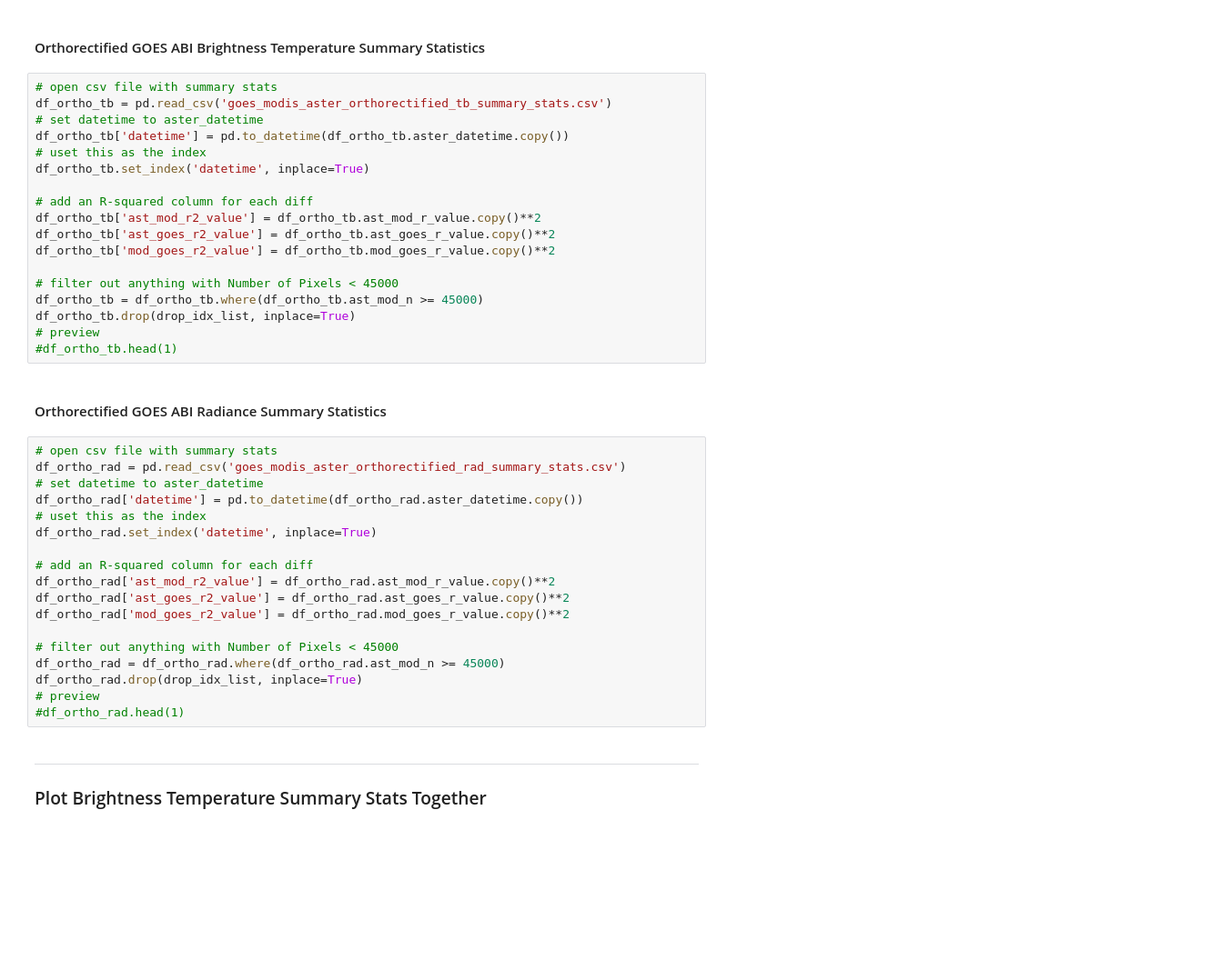
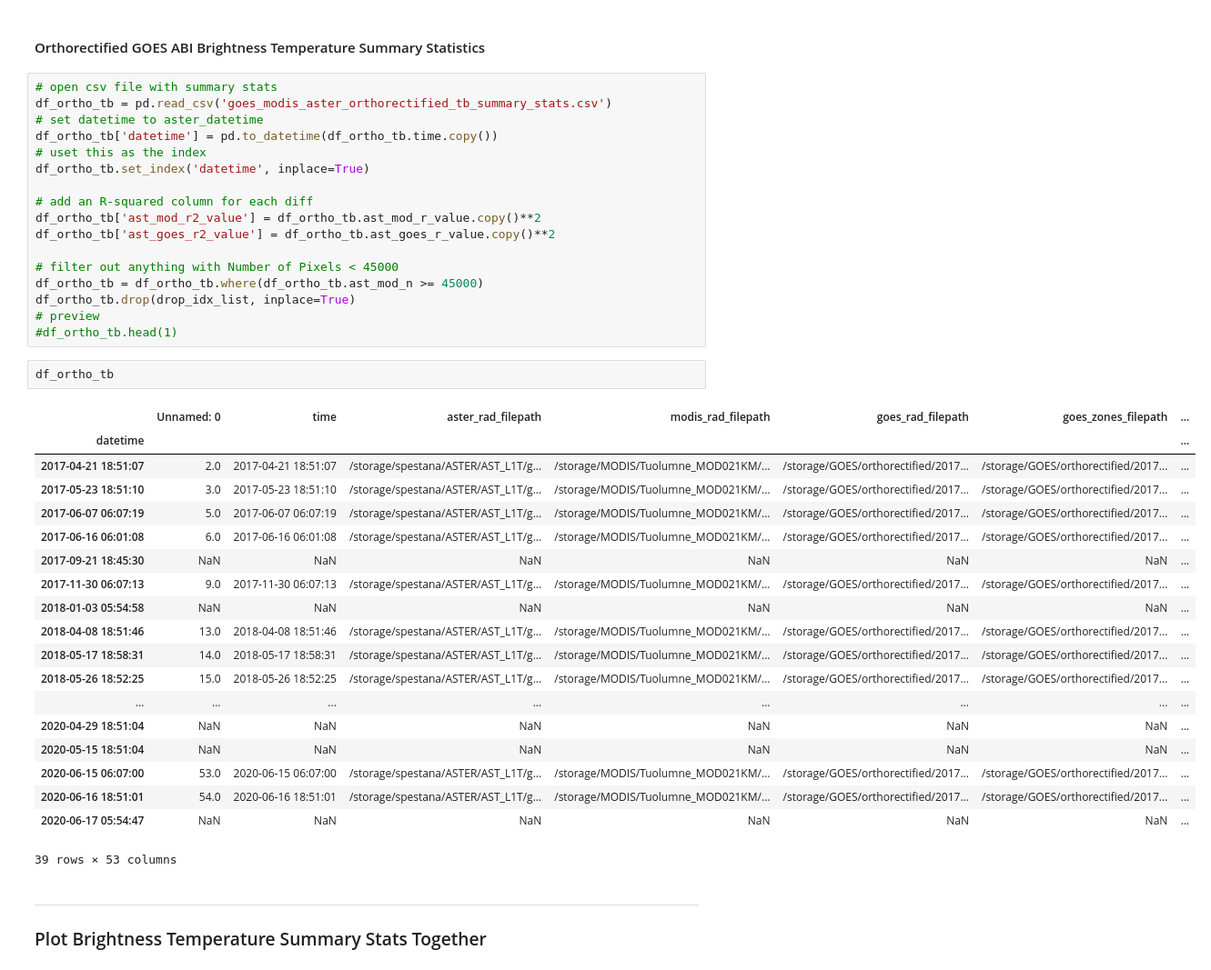
Before and after one commit to spestana/goes-cues, a Jupyter notebook: summary_stats.ipynb, the cells around one changed output. Shown at 91% size. Drawn from its saved outputs; the diff is of its cells as text; blank space fills up the shorter version.

```diff
--- a/summary_stats.ipynb
+++ b/summary_stats.ipynb
@@ -82,40 +80,41 @@ df_original_rad.drop(drop_idx_list, inplace=True)
 # open csv file with summary stats
 df_ortho_tb = pd.read_csv('goes_modis_aster_orthorectified_tb_summary_stats.csv')
 # set datetime to aster_datetime
-df_ortho_tb['datetime'] = pd.to_datetime(df_ortho_tb.aster_datetime.copy())
+df_ortho_tb['datetime'] = pd.to_datetime(df_ortho_tb.time.copy())
 # uset this as the index
 df_ortho_tb.set_index('datetime', inplace=True)
 
 # add an R-squared column for each diff
 df_ortho_tb['ast_mod_r2_value'] = df_ortho_tb.ast_mod_r_value.copy()**2
 df_ortho_tb['ast_goes_r2_value'] = df_ortho_tb.ast_goes_r_value.copy()**2
-df_ortho_tb['mod_goes_r2_value'] = df_ortho_tb.mod_goes_r_value.copy()**2
 
 # filter out anything with Number of Pixels < 45000
 df_ortho_tb = df_ortho_tb.where(df_ortho_tb.ast_mod_n >= 45000)
 df_ortho_tb.drop(drop_idx_list, inplace=True)
 # preview
 #df_ortho_tb.head(1)
-# %% [markdown]
-#### Orthorectified GOES ABI Radiance Summary Statistics
-# %%
-# open csv file with summary stats
-df_ortho_rad = pd.read_csv('goes_modis_aster_orthorectified_rad_summary_stats.csv')
-# set datetime to aster_datetime
-df_ortho_rad['datetime'] = pd.to_datetime(df_ortho_rad.aster_datetime.copy())
-# uset this as the index
-df_ortho_rad.set_index('datetime', inplace=True)
-
-# add an R-squared column for each diff
-df_ortho_rad['ast_mod_r2_value'] = df_ortho_rad.ast_mod_r_value.copy()**2
-df_ortho_rad['ast_goes_r2_value'] = df_ortho_rad.ast_goes_r_value.copy()**2
-df_ortho_rad['mod_goes_r2_value'] = df_ortho_rad.mod_goes_r_value.copy()**2
-
-# filter out anything with Number of Pixels < 45000
-df_ortho_rad = df_ortho_rad.where(df_ortho_rad.ast_mod_n >= 45000)
-df_ortho_rad.drop(drop_idx_list, inplace=True)
-# preview
-#df_ortho_rad.head(1)
+# %%
+df_ortho_tb
+# %% [output]
+|  | Unnamed: 0 | time | aster_rad_filepath | modis_rad_filepath | goes_rad_filepath | goes_zones_filepath | ... |
+| datetime |  |  |  |  |  |  | ... |
+| 2017-04-21 18:51:07 | 2.0 | 2017-04-21 18:51:07 | /storage/spestana/ASTER/AST_L1T/g... | /storage/MODIS/Tuolumne_MOD021KM/... | /storage/GOES/orthorectified/2017... | /storage/GOES/orthorectified/2017... | ... |
+| 2017-05-23 18:51:10 | 3.0 | 2017-05-23 18:51:10 | /storage/spestana/ASTER/AST_L1T/g... | /storage/MODIS/Tuolumne_MOD021KM/... | /storage/GOES/orthorectified/2017... | /storage/GOES/orthorectified/2017... | ... |
+| 2017-06-07 06:07:19 | 5.0 | 2017-06-07 06:07:19 | /storage/spestana/ASTER/AST_L1T/g... | /storage/MODIS/Tuolumne_MOD021KM/... | /storage/GOES/orthorectified/2017... | /storage/GOES/orthorectified/2017... | ... |
+| 2017-06-16 06:01:08 | 6.0 | 2017-06-16 06:01:08 | /storage/spestana/ASTER/AST_L1T/g... | /storage/MODIS/Tuolumne_MOD021KM/... | /storage/GOES/orthorectified/2017... | /storage/GOES/orthorectified/2017... | ... |
+| 2017-09-21 18:45:30 | NaN | NaN | NaN | NaN | NaN | NaN | ... |
+| 2017-11-30 06:07:13 | 9.0 | 2017-11-30 06:07:13 | /storage/spestana/ASTER/AST_L1T/g... | /storage/MODIS/Tuolumne_MOD021KM/... | /storage/GOES/orthorectified/2017... | /storage/GOES/orthorectified/2017... | ... |
+| 2018-01-03 05:54:58 | NaN | NaN | NaN | NaN | NaN | NaN | ... |
+| 2018-04-08 18:51:46 | 13.0 | 2018-04-08 18:51:46 | /storage/spestana/ASTER/AST_L1T/g... | /storage/MODIS/Tuolumne_MOD021KM/... | /storage/GOES/orthorectified/2017... | /storage/GOES/orthorectified/2017... | ... |
+| 2018-05-17 18:58:31 | 14.0 | 2018-05-17 18:58:31 | /storage/spestana/ASTER/AST_L1T/g... | /storage/MODIS/Tuolumne_MOD021KM/... | /storage/GOES/orthorectified/2017... | /storage/GOES/orthorectified/2017... | ... |
+| 2018-05-26 18:52:25 | 15.0 | 2018-05-26 18:52:25 | /storage/spestana/ASTER/AST_L1T/g... | /storage/MODIS/Tuolumne_MOD021KM/... | /storage/GOES/orthorectified/2017... | /storage/GOES/orthorectified/2017... | ... |
+| ... | ... | ... | ... | ... | ... | ... | ... |
+| 2020-04-29 18:51:04 | NaN | NaN | NaN | NaN | NaN | NaN | ... |
+| 2020-05-15 18:51:04 | NaN | NaN | NaN | NaN | NaN | NaN | ... |
+| 2020-06-15 06:07:00 | 53.0 | 2020-06-15 06:07:00 | /storage/spestana/ASTER/AST_L1T/g... | /storage/MODIS/Tuolumne_MOD021KM/... | /storage/GOES/orthorectified/2017... | /storage/GOES/orthorectified/2017... | ... |
+| 2020-06-16 18:51:01 | 54.0 | 2020-06-16 18:51:01 | /storage/spestana/ASTER/AST_L1T/g... | /storage/MODIS/Tuolumne_MOD021KM/... | /storage/GOES/orthorectified/2017... | /storage/GOES/orthorectified/2017... | ... |
+| 2020-06-17 05:54:47 | NaN | NaN | NaN | NaN | NaN | NaN | ... |
+39 rows × 53 columns
 # %% [markdown]
 ---
 
```
Also changed, not shown: parts of 7 cells of this notebook, 1 other file.
